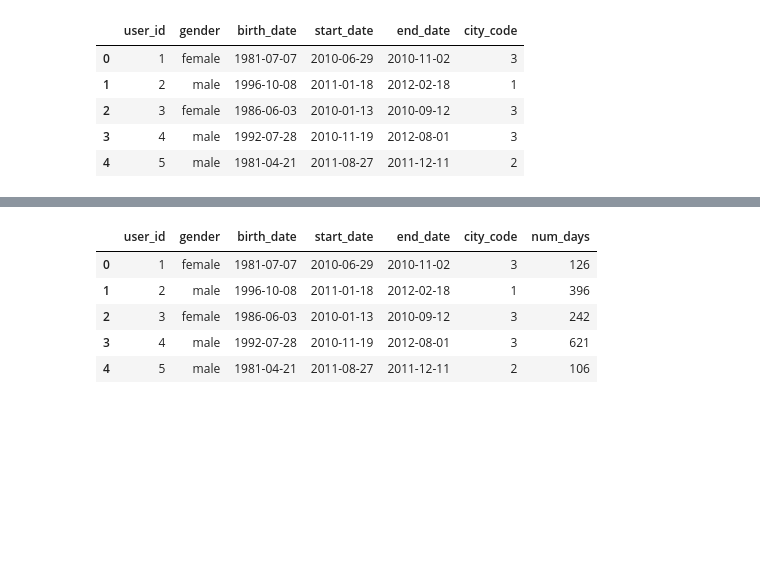
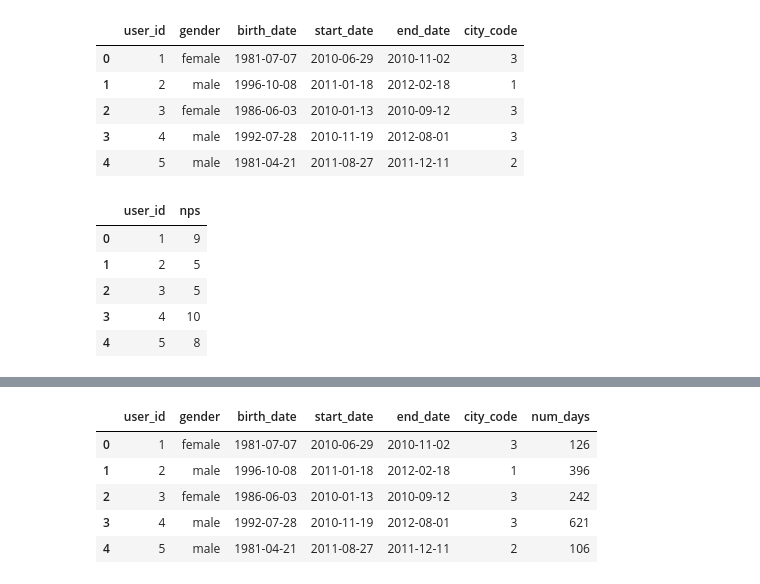
Before and after one commit to gsamp/case-cuidas, a Jupyter notebook: notebooks/regression_and_clustering.ipynb, the cells around one changed output, grey strips where cells are left out. Drawn from its saved outputs; the diff is of its cells as text; code cells hidden in the pictures; blank space fills up the shorter version.

```diff
--- a/notebooks/regression_and_clustering.ipynb
+++ b/notebooks/regression_and_clustering.ipynb
@@ -26,3 +24,12 @@ df_users.head()
 | 2 | 3 | female | 1986-06-03 | 2010-01-13 | 2010-09-12 | 3 |
 | 3 | 4 | male | 1992-07-28 | 2010-11-19 | 2012-08-01 | 3 |
 | 4 | 5 | male | 1981-04-21 | 2011-08-27 | 2011-12-11 | 2 |
+# %%
+df_nps.head()
+# %% [output]
+|  | user_id | nps |
+| 0 | 1 | 9 |
+| 1 | 2 | 5 |
+| 2 | 3 | 5 |
+| 3 | 4 | 10 |
+| 4 | 5 | 8 |
```
Also changed, not shown: parts of 3 cells of this notebook, 2 other files.
